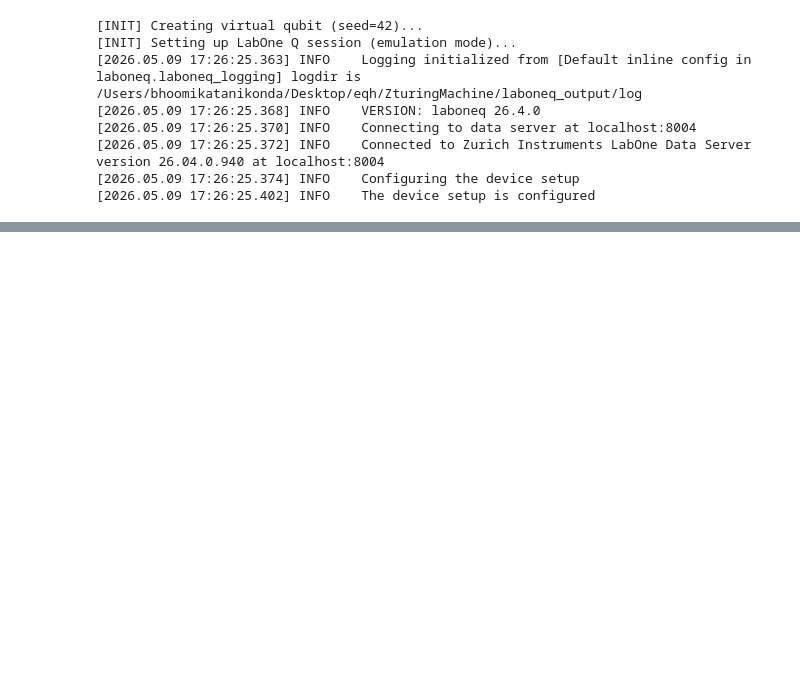
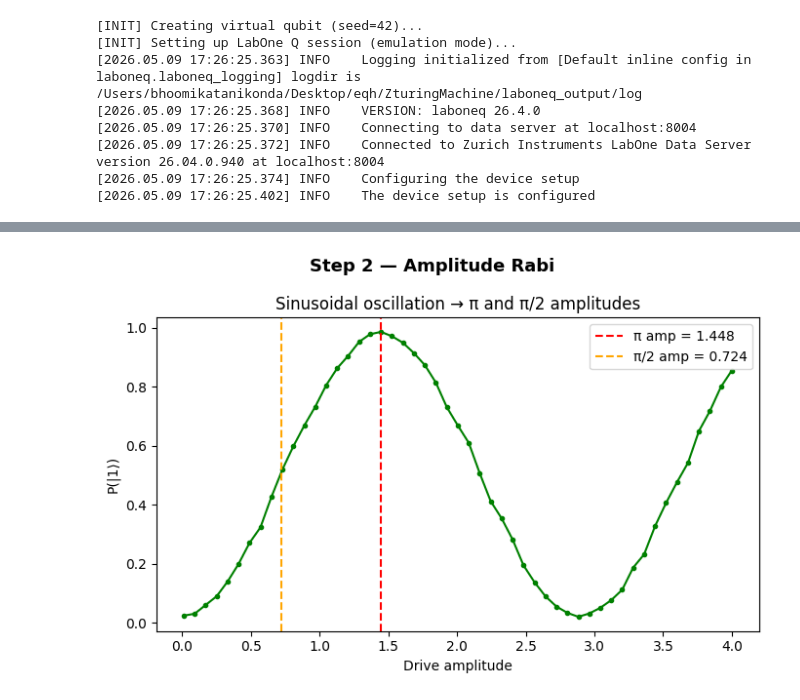
Before and after one commit to bhumikatanikonda/ZturingMachine, a Jupyter notebook: preparatory tasks.ipynb, the cells around one changed output, grey strips where cells are left out. Drawn from its saved outputs; the diff is of its cells as text; code cells hidden in the pictures; blank space fills up the shorter version.

```diff
--- a/preparatory tasks.ipynb
+++ b/preparatory tasks.ipynb
@@ -335,7 +335,7 @@ def amplitude_rabi_ramsey(
     amp_pi2 = (np.pi - phi) / omega
 
 
-    return float(amp_pi), float(amp_pi2)
+    return amps, P1, float(amp_pi), float(amp_pi2)
 # %%
 def measure_T1(
     virtual_qubit: VirtualQubit,
@@ -570,7 +534,7 @@ print(f"  → Transition frequency: f_q = {f_q/1e9:.4f} GHz")
 # --------------------------------------------------------
 print("\n[STEP 2] Amplitude Rabi")
 
-amp_pi, amp_pi2 = amplitude_rabi_ramsey(
+amps, P1_rabi, amp_pi, amp_pi2 = amplitude_rabi_ramsey(
     virtual_qubit, session, device_setup, q0_loneq,
     drive_freq= f_q,
     amp_start= 0.01,
@@ -581,6 +545,20 @@ amp_pi, amp_pi2 = amplitude_rabi_ramsey(
 )
 print(f"  → π-pulse amplitude:    amp_π  = {amp_pi:.4f}")
 print(f"  → π/2-pulse amplitude:  amp_π₂ = {amp_pi2:.4f}")
+
+# plot
+fig, ax = plt.subplots(figsize=(7, 4.5))
+fig.suptitle("Step 2 — Amplitude Rabi", fontsize=13, fontweight="bold")
+ax.plot(amps, P1_rabi, "g.-")
+ax.axvline(amp_pi, color="red", linestyle="--", label=f"π amp = {amp_pi:.3f}")
+ax.axvline(amp_pi / 2, color="orange", linestyle="--", label=f"π/2 amp = {amp_pi/2:.3f}")
+ax.set_xlabel("Drive amplitude")
+ax.set_ylabel("P(|1⟩)")
+ax.set_title("Sinusoidal oscillation → π and π/2 amplitudes")
+ax.legend()
+plt.tight_layout()
+plt.savefig("step2_rabi.png", dpi=150)
+plt.show()
 # %% [output]
 [STEP 2] Amplitude Rabi
   Amplitude Rabi: sweeping 51 amplitudes
@@ -602,3 +580,4 @@ print(f"  → π/2-pulse amplitude:  amp_π₂ = {amp_pi2:.4f}")
+[figure, added]
 # %%
 # --------------------------------------------------------
 # STEP 3: T1 Measurement
```
Also changed, not shown: parts of 8 cells of this notebook.
